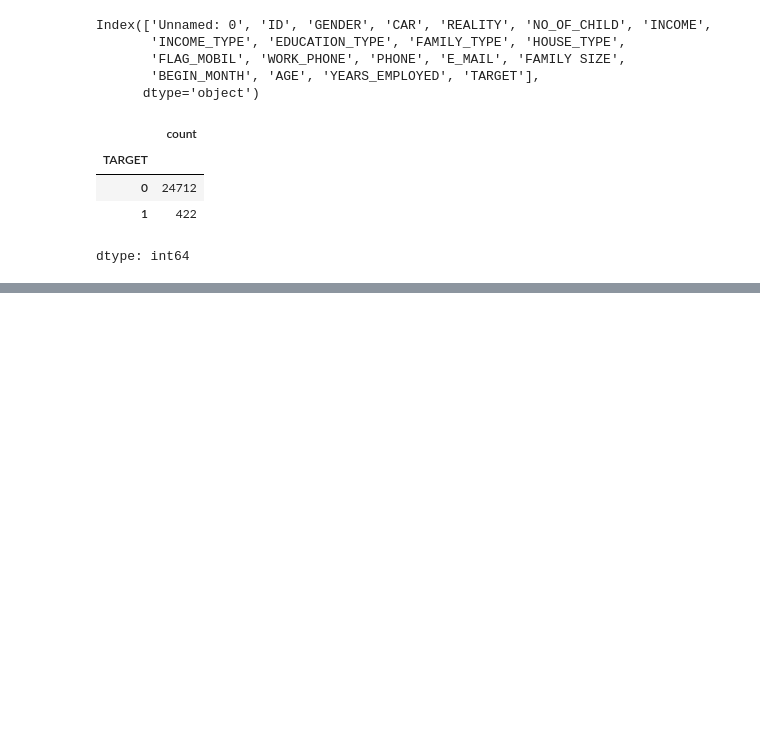
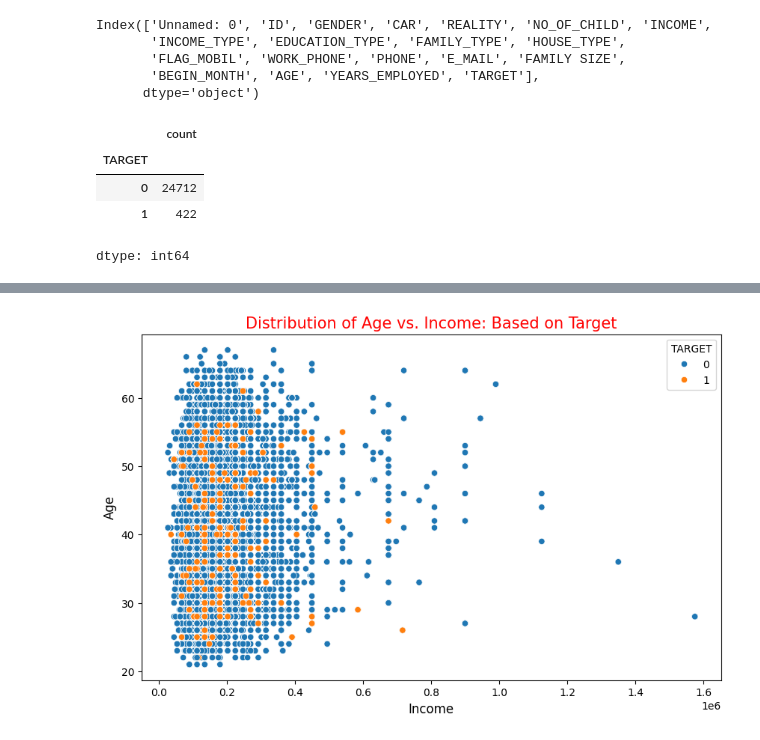
Before and after one commit to HarshGujarathi7/Data-Science-in-Finance--Independent-Study, a Jupyter notebook: Fraud_Detection_Data_Paper.ipynb, the cells around one changed output, grey strips where cells are left out. Saved outputs shown, nothing was run; the diff lists cells and outputs as text; code cells hidden in the pictures; blank space fills up the shorter version.

```diff
--- a/Fraud_Detection_Data_Paper.ipynb
+++ b/Fraud_Detection_Data_Paper.ipynb
@@ -83,0 +178,9 @@ ValueError: could not convert string to float: 'M'
+# %%
+plt.figure(figsize=(10, 6))
+sns.scatterplot(x="INCOME", y="AGE", hue="TARGET", data=ds3)
+plt.title("Distribution of Age vs. Income: Based on Target", fontsize=15, color="Red")
+plt.xlabel("Income", fontsize=12)
+plt.ylabel("Age", fontsize=12)
+plt.show()
+# %% [output]
+[figure, added]
```
Also changed, not shown: parts of 18 cells of this notebook.
